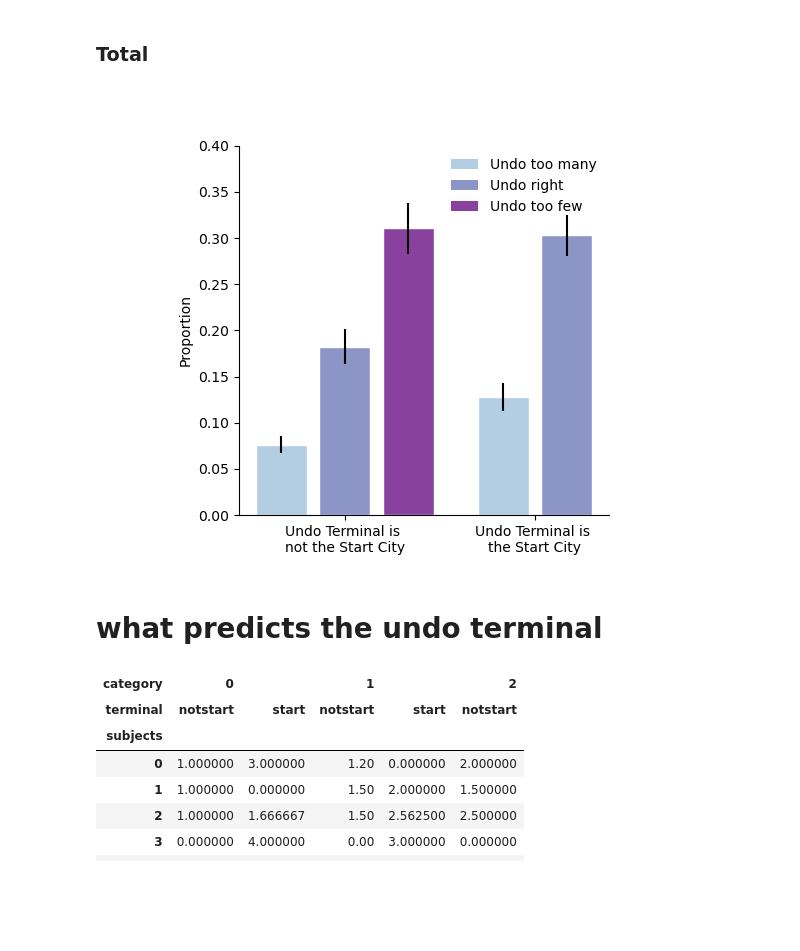
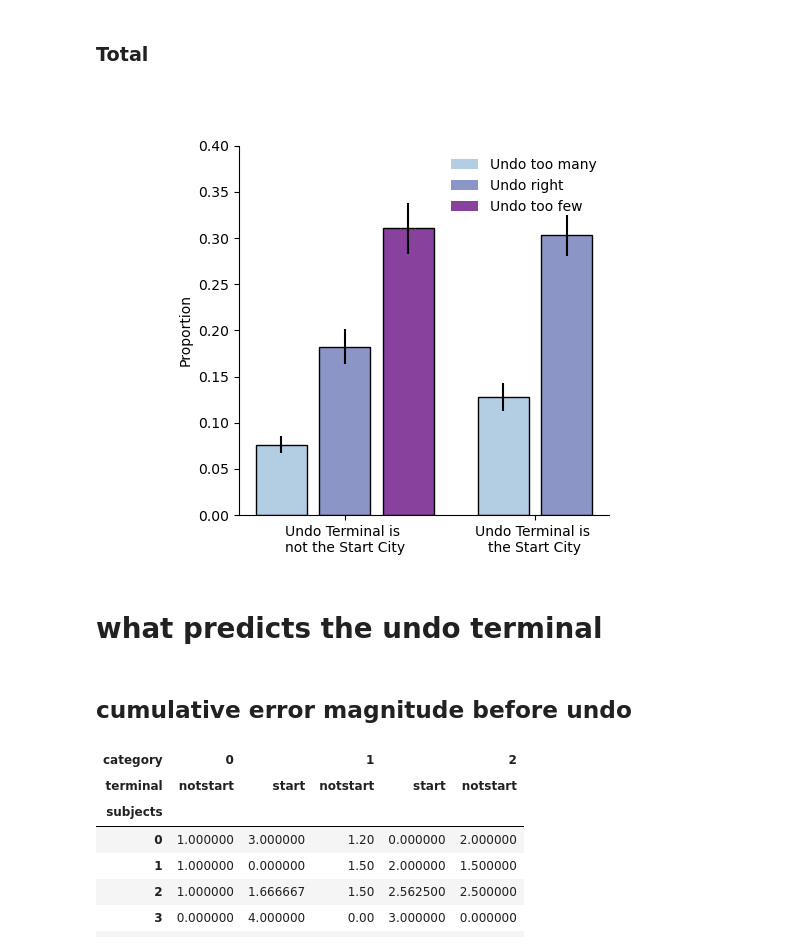
Before and after one commit to sherrybao222/Road_Construction, a Jupyter notebook: analysis/online_2022/Track_error_history.ipynb, the cells around one changed output. Cells and saved outputs as stored; diff of their text form; code cells hidden in the pictures; blank space fills up the shorter version.

```diff
--- a/analysis/online_2022/Track_error_history.ipynb
+++ b/analysis/online_2022/Track_error_history.ipynb
@@ -128,6 +262,7 @@ for sub in range(101):
         # cumulative error at undo terminal
         df_undoTarget = dat_sbj_pzi.loc[lastUndo_idx_nostart,:]
         accu_severity_error = list(df_undoTarget['allMAS'] - df_undoTarget['currMas'])
+
         # cumulative error at the state before undo terminal
         df_undoTarget_before = dat_sbj_pzi.loc[lastUndo_idx_nostart-1,:]
         accu_severity_error_before = list(df_undoTarget_before['allMAS'] - df_undoTarget_before['currMas'])
@@ -144,7 +279,9 @@ for sub in range(101):
 
         # if category is not empty, add it to an empty dataframe
         if len(category) > 0:
-            accu_error_3 = pd.concat([accu_error_3,pd.DataFrame({'subjects':sub,'puzzleID':pzi,'cum_error_beginning':cum_error_beginning_list,'error_beginning':error_beginning_list,'category':category})])
+            accu_error_3 = pd.concat([accu_error_3,pd.DataFrame({'subjects':sub,'puzzleID':pzi,
+                                                                 'cum_error_beginning':cum_error_beginning_list,'error_beginning':error_beginning_list,
+                                                                 'category':category})])
 # %%
 accu_error_3["terminal"] = "notstart"
 # %%
@@ -271,36 +408,38 @@ accu_error_p = accu_error_p.T
 # %%
 %matplotlib widget
 
 fig, axs = plt.subplots(1, 1)
 plt.bar(range(3), np.mean(accu_error_p.iloc[:,accu_error_p.columns.get_level_values(1)=="notstart"],axis=0),
         color= ["#b3cde3", "#8c96c6", "#88419d"],
-        edgecolor = 'w',
+        edgecolor = 'k',
         yerr= np.std(accu_error_p.iloc[:,accu_error_p.columns.get_level_values(1)=="notstart"],axis = 0)/np.sqrt(accu_error_p.iloc[:,accu_error_p.columns.get_level_values(1)=="notstart"].shape[0]))
 plt.bar([3.5,4.5], np.mean(accu_error_p.iloc[:,accu_error_p.columns.get_level_values(1)=="start"],axis=0),
-        edgecolor = 'w',
+        edgecolor = 'k',
         color= ["#b3cde3", "#8c96c6"],
         yerr= np.std(accu_error_p.iloc[:,accu_error_p.columns.get_level_values(1)=="start"],axis = 0)/np.sqrt(accu_error_p.iloc[:,accu_error_p.columns.get_level_values(1)=="start"].shape[0])
                )
 #plt.legend(color = ["red", "blue", "green"],
 #           labels = ['Undo too many','Undo right','Undo too few'])
 legend_elements = [Patch(facecolor='#b3cde3', label='Undo too many'),
                    Patch(facecolor='#8c96c6', label='Undo right'),
                    Patch(facecolor='#88419d', label='Undo too few')]
 # create the legend
 plt.legend(handles=legend_elements)
 
 
 plt.xticks([1,4], ['Undo Terminal is \nnot the Start City','Undo Terminal is \nthe Start City'])
 plt.ylabel('Proportion')
 #
 axs.set_ylim([0,0.4])
 axs.set_aspect(1/axs.get_data_ratio())
 plt.show()
 fig.savefig('/Users/dbao/Desktop/figure.png', dpi=300, bbox_inches='tight')
 # %% [output]
-[figure, old version]
+[figure, new version]
 # %% [markdown]
 # what predicts the undo terminal
+# %% [markdown]
+## cumulative error magnitude before undo
 # %%
 accu_error_p = accu_error.groupby(['category','terminal','subjects'])['cum_error_beginning'].mean().unstack(fill_value=0)
 accu_error_p = accu_error_p.T
```
Also changed, not shown: parts of 10 cells of this notebook, 1 other file.
